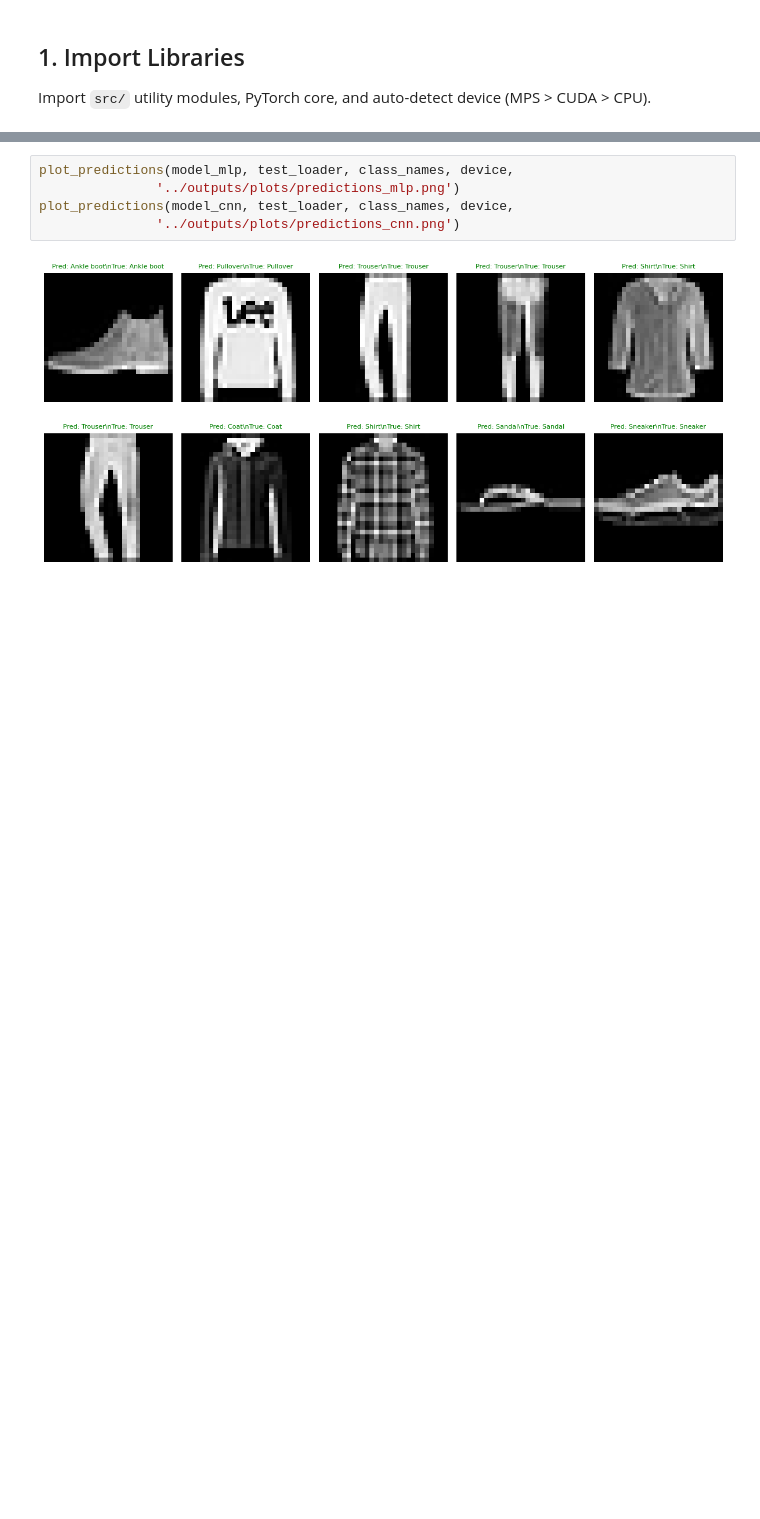
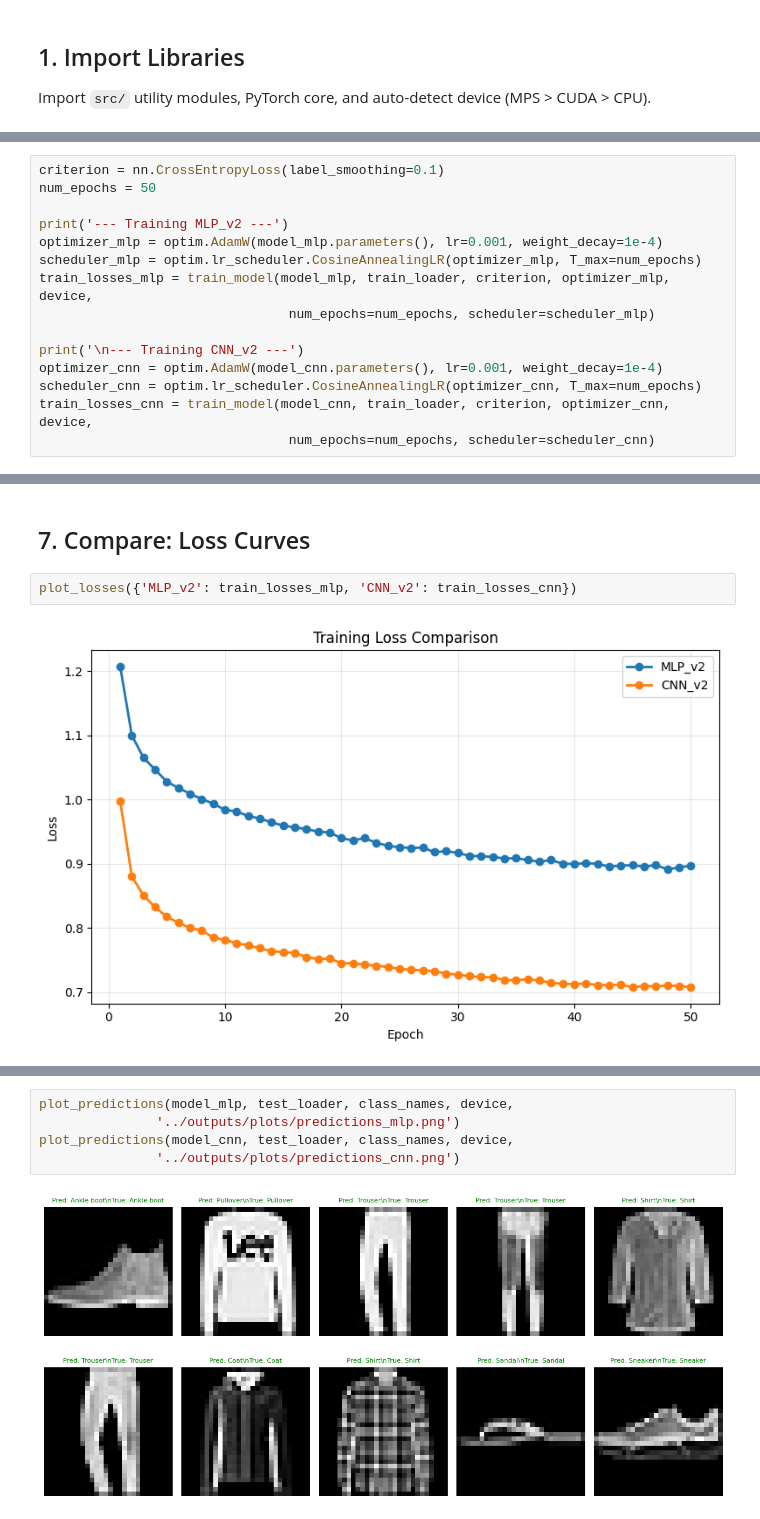
Before and after one commit to QuangManhAI/DeepLearning-Practice-1, a Jupyter notebook: notebooks/practice_1.ipynb, the cells around one changed output, grey strips where cells are left out. Saved outputs shown, nothing was run; the diff lists cells and outputs as text; blank space fills up the shorter version.

```diff
--- a/notebooks/practice_1.ipynb
+++ b/notebooks/practice_1.ipynb
@@ -264,0 +174,15 @@ Compare Accuracy, ROC-AUC, PR-AUC (macro), and parameter count side-by-side, plu
+# %%
+criterion = nn.CrossEntropyLoss(label_smoothing=0.1)
+num_epochs = 50
+
+print('--- Training MLP_v2 ---')
+optimizer_mlp = optim.AdamW(model_mlp.parameters(), lr=0.001, weight_decay=1e-4)
+scheduler_mlp = optim.lr_scheduler.CosineAnnealingLR(optimizer_mlp, T_max=num_epochs)
+train_losses_mlp = train_model(model_mlp, train_loader, criterion, optimizer_mlp, device,
+                                num_epochs=num_epochs, scheduler=scheduler_mlp)
+
+print('\n--- Training CNN_v2 ---')
+optimizer_cnn = optim.AdamW(model_cnn.parameters(), lr=0.001, weight_decay=1e-4)
+scheduler_cnn = optim.lr_scheduler.CosineAnnealingLR(optimizer_cnn, T_max=num_epochs)
+train_losses_cnn = train_model(model_cnn, train_loader, criterion, optimizer_cnn, device,
+                                num_epochs=num_epochs, scheduler=scheduler_cnn)
@@ -264,0 +207,6 @@ Compare Accuracy, ROC-AUC, PR-AUC (macro), and parameter count side-by-side, plu
+# %% [markdown]
+## 7. Compare: Loss Curves
+# %%
+plot_losses({'MLP_v2': train_losses_mlp, 'CNN_v2': train_losses_cnn})
+# %% [output]
+[figure, added]
```
Also changed, not shown: parts of 54 cells of this notebook, 18 other files.
